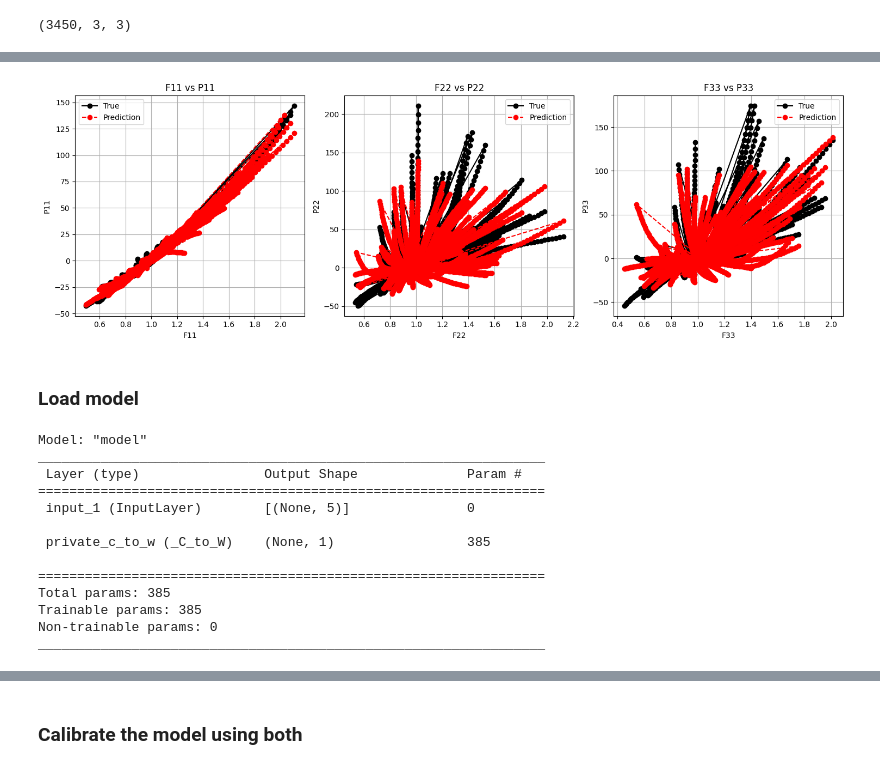
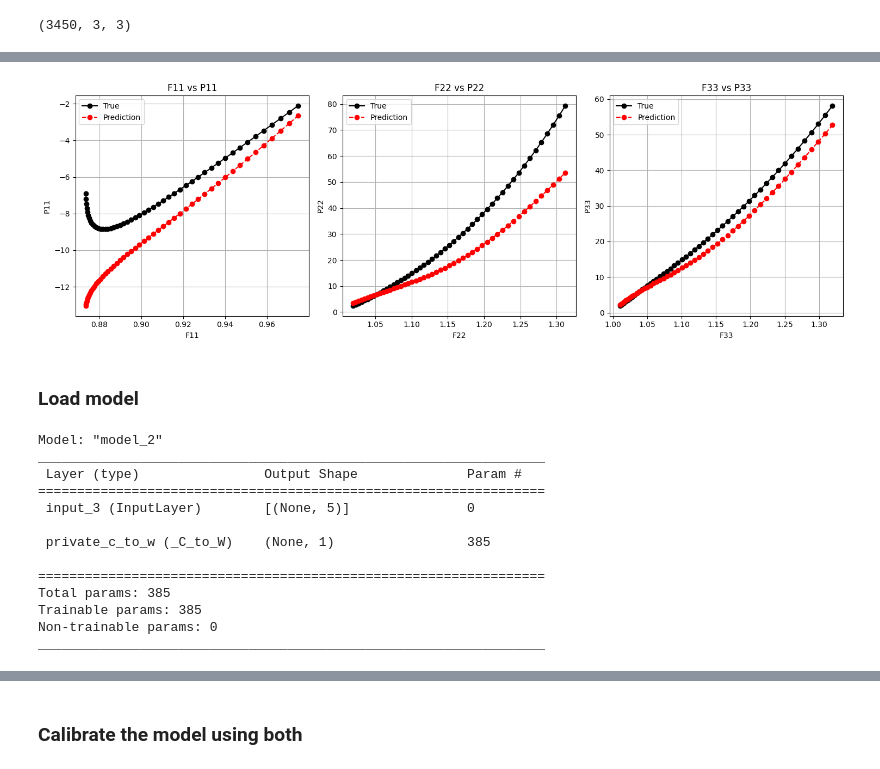
Before and after one commit to nanzemxx/TutorialMLinSolidMechanics, a Jupyter notebook: Task2_Group Xin and Huasen/train/Task4/main.ipynb, the cells around one changed output, grey strips where cells are left out. Saved outputs shown, nothing was run; the diff lists cells and outputs as text; code cells hidden in the pictures.

```diff
--- a/Task2_Group Xin and Huasen/train/Task4/main.ipynb
+++ b/Task2_Group Xin and Huasen/train/Task4/main.ipynb
@@ -224,6 +224,7 @@ C_train = convert_F_to_C(F_train.reshape(-1, 9))
 P_train = P_train.reshape(-1, 3, 3)
 P_test = P_test.reshape(-1, 3, 3)
 P_train_pred = model_naive.predict(C_train).reshape(-1, 3, 3)
+P_test_pred = model_naive.predict(C_test).reshape(-1, 3, 3)
 import matplotlib.pyplot as plt
 import numpy as np
 
@@ -277,5 +278,5 @@ def plot_all_stress_vs_deformation(F_train, P_train, P_train_pred):
     plt.show()
 
 # 调用函数
-plot_all_stress_vs_deformation(F_train, P_train, P_train_pred)
+plot_all_stress_vs_deformation(F_test[:50], P_test[:50], P_test_pred[:50])
 # %% [output]
@@ -283,19 +285,21 @@ plot_all_stress_vs_deformation(F_train, P_train, P_train_pred)
-[figure, old version]
+[figure, new version]
 # %% [markdown]
 ### Load model
 # %%
 
-import models as lm
-importlib.reload(lm)
-model1 = lm.main()
+import models_icnn as lm2
 
-model1.summary()
+import importlib
+importlib.reload(lm2)
+model_icnn = lm2.main()
+
+model_icnn.summary()
 # %% [output]
-Model: "model"
+Model: "model_2"
 _________________________________________________________________
  Layer (type)                Output Shape              Param #
 =================================================================
- input_1 (InputLayer)        [(None, 5)]               0
+ input_3 (InputLayer)        [(None, 5)]               0
 
  private_c_to_w (_C_to_W)    (None, 1)                 385
 
```
Also changed, not shown: parts of 12 cells of this notebook, 2 other files.
